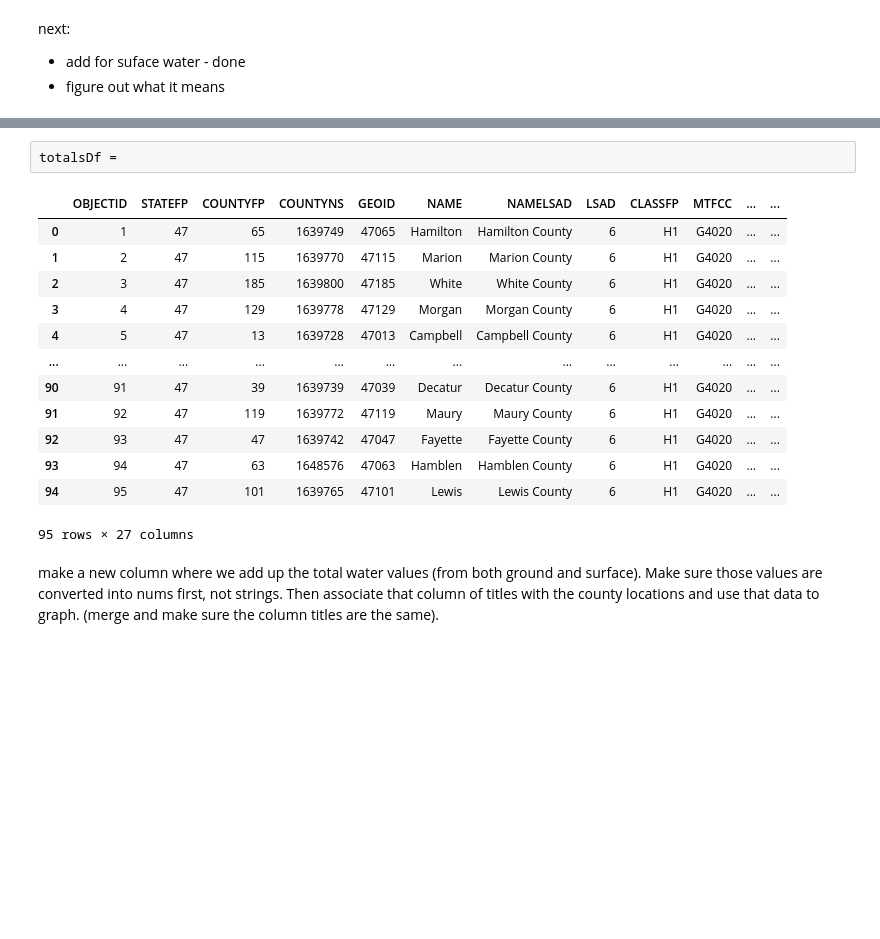
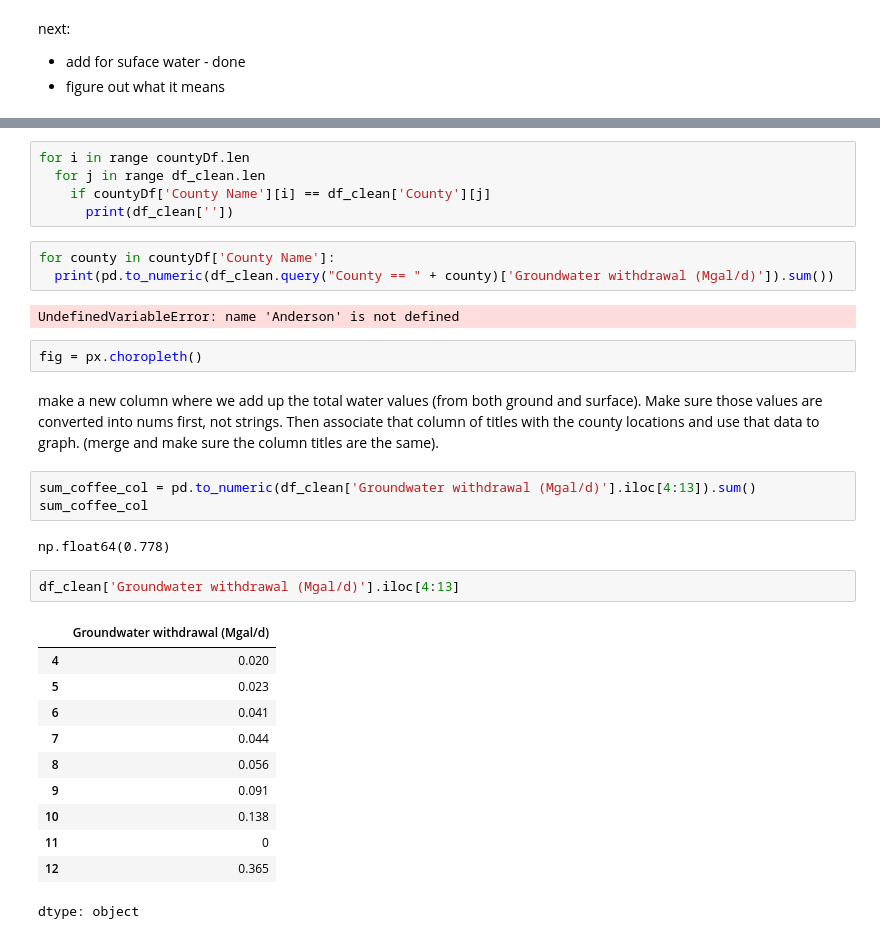
Before and after one commit to miab199/gwc-water, a Jupyter notebook: mia_water_trends.ipynb, the cells around one changed output, grey strips where cells are left out. Saved outputs shown, nothing was run; the diff lists cells and outputs as text; blank space fills up the shorter version.

```diff
--- a/mia_water_trends.ipynb
+++ b/mia_water_trends.ipynb
@@ -217,18 +283,33 @@ countyDf
-# %%
-totalsDf =
-# %% [output]
-|  | OBJECTID | STATEFP | COUNTYFP | COUNTYNS | GEOID | NAME | NAMELSAD | LSAD | CLASSFP | MTFCC | ... | ... |
-| 0 | 1 | 47 | 65 | 1639749 | 47065 | Hamilton | Hamilton County | 6 | H1 | G4020 | ... | ... |
-| 1 | 2 | 47 | 115 | 1639770 | 47115 | Marion | Marion County | 6 | H1 | G4020 | ... | ... |
-| 2 | 3 | 47 | 185 | 1639800 | 47185 | White | White County | 6 | H1 | G4020 | ... | ... |
-| 3 | 4 | 47 | 129 | 1639778 | 47129 | Morgan | Morgan County | 6 | H1 | G4020 | ... | ... |
-| 4 | 5 | 47 | 13 | 1639728 | 47013 | Campbell | Campbell County | 6 | H1 | G4020 | ... | ... |
-| ... | ... | ... | ... | ... | ... | ... | ... | ... | ... | ... | ... | ... |
-| 90 | 91 | 47 | 39 | 1639739 | 47039 | Decatur | Decatur County | 6 | H1 | G4020 | ... | ... |
-| 91 | 92 | 47 | 119 | 1639772 | 47119 | Maury | Maury County | 6 | H1 | G4020 | ... | ... |
-| 92 | 93 | 47 | 47 | 1639742 | 47047 | Fayette | Fayette County | 6 | H1 | G4020 | ... | ... |
-| 93 | 94 | 47 | 63 | 1648576 | 47063 | Hamblen | Hamblen County | 6 | H1 | G4020 | ... | ... |
-| 94 | 95 | 47 | 101 | 1639765 | 47101 | Lewis | Lewis County | 6 | H1 | G4020 | ... | ... |
-95 rows × 27 columns
+# %%
+for i in range countyDf.len
+  for j in range df_clean.len
+    if countyDf['County Name'][i] == df_clean['County'][j]
+      print(df_clean[''])
+# %%
+for county in countyDf['County Name']:
+  print(pd.to_numeric(df_clean.query("County == " + county)['Groundwater withdrawal (Mgal/d)']).sum())
+# %% [output]
+UndefinedVariableError: name 'Anderson' is not defined
+# %%
+fig = px.choropleth()
 # %% [markdown]
 make a new column where we add up the total water values (from both ground and surface). Make sure those values are converted into nums first, not strings. Then associate that column of titles with the county locations and use that data to graph. (merge and make sure the column titles are the same).
+# %%
+sum_coffee_col = pd.to_numeric(df_clean['Groundwater withdrawal (Mgal/d)'].iloc[4:13]).sum()
+sum_coffee_col
+# %% [output]
+np.float64(0.778)
+# %%
+df_clean['Groundwater withdrawal (Mgal/d)'].iloc[4:13]
+# %% [output]
+|  | Groundwater withdrawal (Mgal/d) |
+| 4 | 0.020 |
+| 5 | 0.023 |
+| 6 | 0.041 |
+| 7 | 0.044 |
+| 8 | 0.056 |
+| 9 | 0.091 |
+| 10 | 0.138 |
+| 11 | 0 |
+| 12 | 0.365 |
+dtype: object
```
Also changed, not shown: parts of 8 cells of this notebook.
